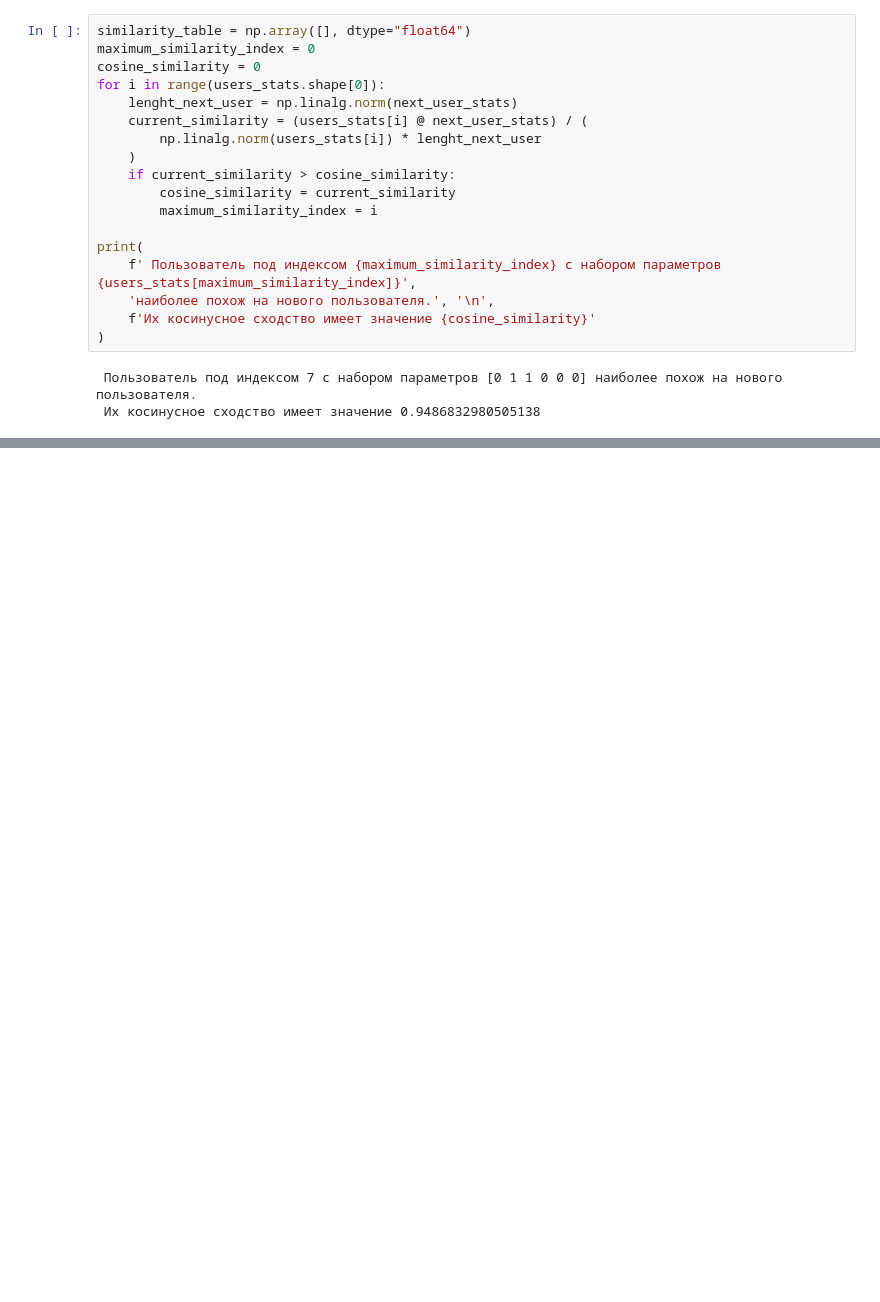
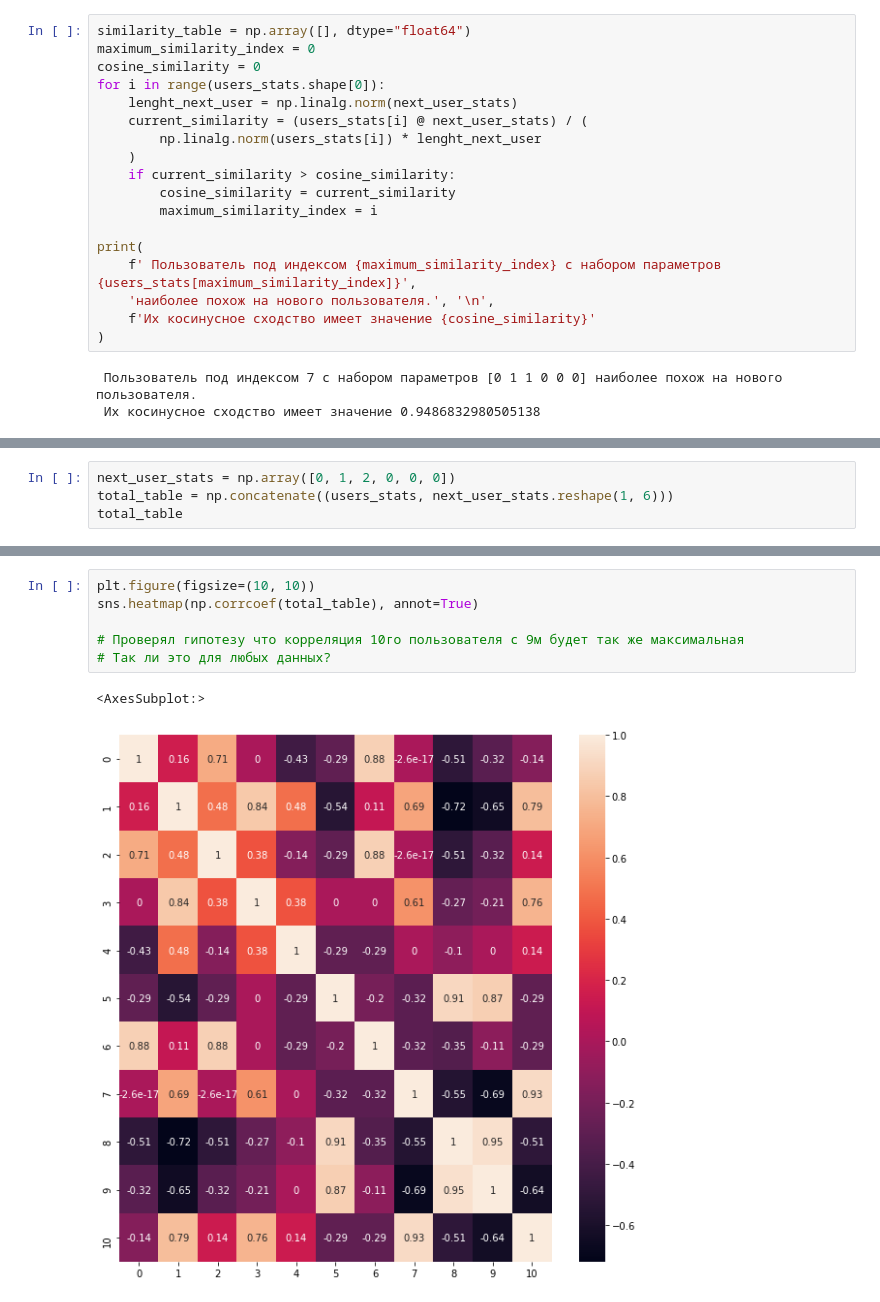
Before and after one commit to abombimbom/Netology_DS, a Jupyter notebook: Homeworks/10_numpy/Homework10_numpy.ipynb, the cells around one changed output, grey strips where cells are left out. Drawn from its saved outputs; the diff is of its cells as text; blank space fills up the shorter version.

```diff
--- a/Homeworks/10_numpy/Homework10_numpy.ipynb
+++ b/Homeworks/10_numpy/Homework10_numpy.ipynb
@@ -116,0 +105,4 @@ print(
+# %%
+next_user_stats = np.array([0, 1, 2, 0, 0, 0])
+total_table = np.concatenate((users_stats, next_user_stats.reshape(1, 6)))
+total_table
@@ -116,0 +121,9 @@ print(
+# %%
+plt.figure(figsize=(10, 10))
+sns.heatmap(np.corrcoef(total_table), annot=True)
+
+# Проверял гипотезу что корреляция 10го пользователя с 9м будет так же максимальная
+# Так ли это для любых данных?
+# %% [output]
+<AxesSubplot:>
+[figure, added]
```
Also changed, not shown: parts of 5 cells of this notebook.
